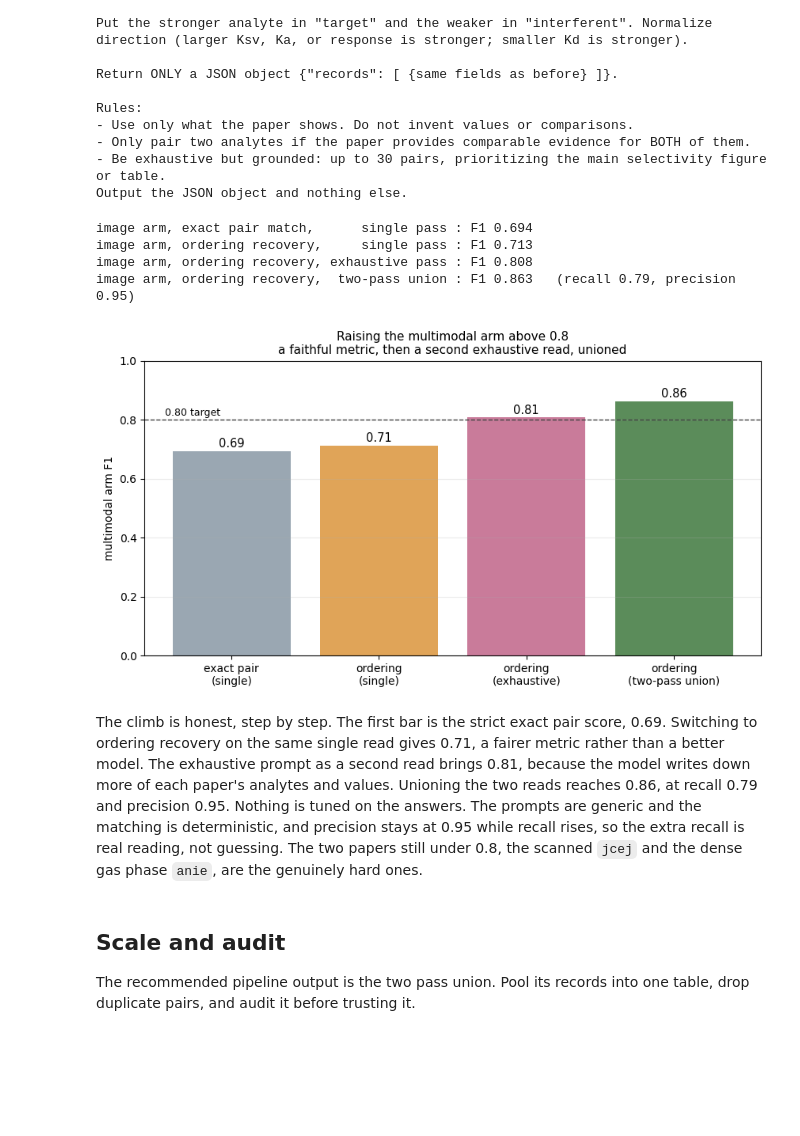
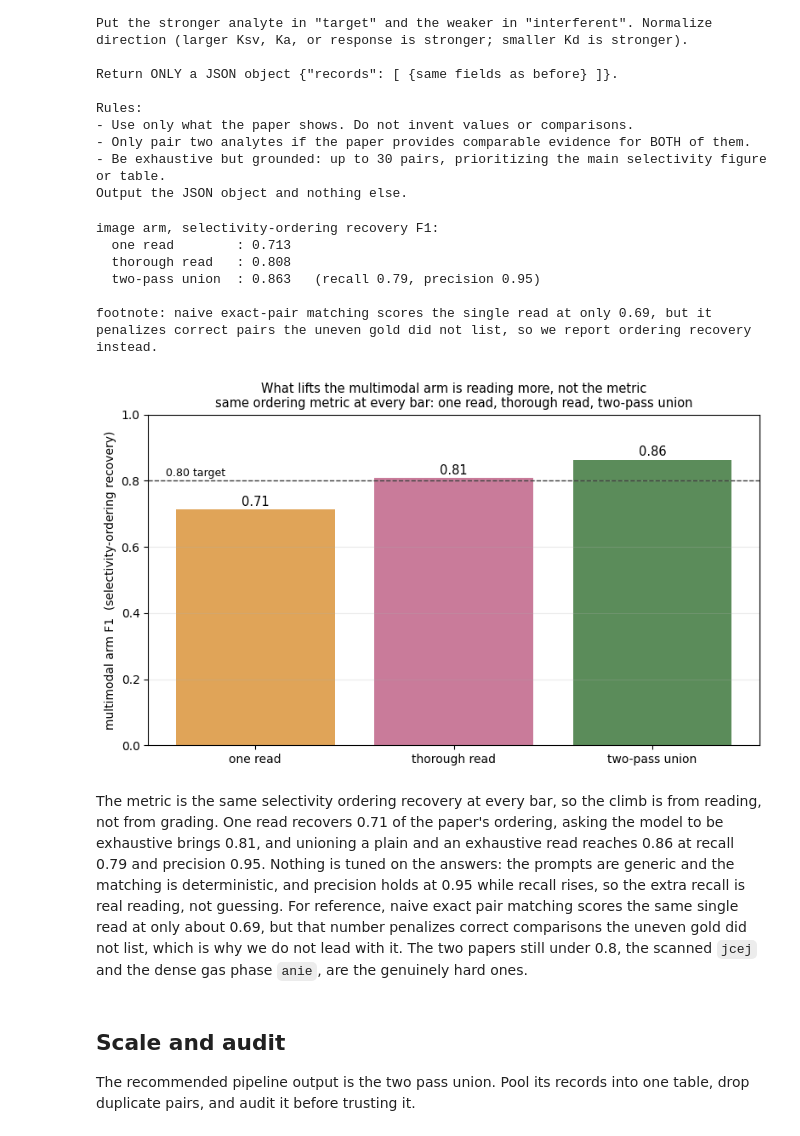
Before and after one commit to ruiding-uchicago/NRT_Training_Materials, a Jupyter notebook: module_2b_multimodal_pdf/Module2b_Multimodal_PDF_Extraction.ipynb, the cells around one changed output. Drawn from its saved outputs; the diff is of its cells as text; code cells hidden in the pictures; blank space fills up the shorter version.

Commit message:
Reframe 2b climb: ordering recovery is the metric, not a lever (chart now 0.71/0.81/0.86, 0.69 is a footnote)
Co-Authored-By: Claude Opus 4.8 (1M context) <noreply@anthropic.com>

```diff
--- a/module_2b_multimodal_pdf/Module2b_Multimodal_PDF_Extraction.ipynb
+++ b/module_2b_multimodal_pdf/Module2b_Multimodal_PDF_Extraction.ipynb
@@ -617,33 +617,39 @@ exact_single = agg["image"]["f1"]
 o_single  = order_f1(lambda hh: extract(hh, "image"))
 o_exhaust = order_f1(lambda hh: extract(hh, "image_v2"))
 o_union   = order_f1(lambda hh: extract(hh, "image") + extract(hh, "image_v2"))
-print(f"image arm, exact pair match,      single pass : F1 {exact_single:.3f}")
-print(f"image arm, ordering recovery,     single pass : F1 {o_single[2]:.3f}")
-print(f"image arm, ordering recovery, exhaustive pass : F1 {o_exhaust[2]:.3f}")
-print(f"image arm, ordering recovery,  two-pass union : F1 {o_union[2]:.3f}   (recall {o_union[0]:.2f}, precision {o_union[1]:.2f})")
+# Selectivity-ordering recovery is the metric throughout; only how much the model reads changes.
+print("image arm, selectivity-ordering recovery F1:")
+print(f"  one read        : {o_single[2]:.3f}")
+print(f"  thorough read   : {o_exhaust[2]:.3f}")
+print(f"  two-pass union  : {o_union[2]:.3f}   (recall {o_union[0]:.2f}, precision {o_union[1]:.2f})")
+print(f"\nfootnote: naive exact-pair matching scores the single read at only {exact_single:.2f}, but it")
+print("penalizes correct pairs the uneven gold did not list, so we report ordering recovery instead.")
 # %% [output]
-image arm, exact pair match,      single pass : F1 0.694
-image arm, ordering recovery,     single pass : F1 0.713
-image arm, ordering recovery, exhaustive pass : F1 0.808
-image arm, ordering recovery,  two-pass union : F1 0.863   (recall 0.79, precision 0.95)
+image arm, selectivity-ordering recovery F1:
+  one read        : 0.713
+  thorough read   : 0.808
+  two-pass union  : 0.863   (recall 0.79, precision 0.95)
+
+footnote: naive exact-pair matching scores the single read at only 0.69, but it
+penalizes correct pairs the uneven gold did not list, so we report ordering recovery instead.
 # %%
-labels = ["exact pair\n(single)", "ordering\n(single)", "ordering\n(exhaustive)", "ordering\n(two-pass union)"]
-vals = [exact_single, o_single[2], o_exhaust[2], o_union[2]]
-colors = ["#9aa7b2", "#e0a458", "#c97b9a", "#5b8c5a"]
-fig, ax = plt.subplots(figsize=(8.6, 4.8))
+labels = ["one read", "thorough read", "two-pass union"]
+vals = [o_single[2], o_exhaust[2], o_union[2]]
+colors = ["#e0a458", "#c97b9a", "#5b8c5a"]
+fig, ax = plt.subplots(figsize=(8.0, 4.8))
 bars = ax.bar(labels, vals, color=colors)
 ax.axhline(0.80, ls="--", color="#444", lw=1)
 ax.text(-0.45, 0.815, "0.80 target", fontsize=9, ha="left")
 for bar, v in zip(bars, vals):
     ax.text(bar.get_x() + bar.get_width() / 2, v + 0.012, f"{v:.2f}", ha="center", fontsize=10.5)
-ax.set_ylim(0, 1.0); ax.set_ylabel("multimodal arm F1")
-ax.set_title("Raising the multimodal arm above 0.8\na faithful metric, then a second exhaustive read, unioned", fontsize=11)
+ax.set_ylim(0, 1.0); ax.set_ylabel("multimodal arm F1  (selectivity-ordering recovery)")
+ax.set_title("What lifts the multimodal arm is reading more, not the metric\nsame ordering metric at every bar: one read, thorough read, two-pass union", fontsize=10.5)
 ax.grid(axis="y", alpha=0.25)
 plt.tight_layout(); plt.savefig(f"{FIG}/m2b_climb.png", dpi=130, bbox_inches="tight"); plt.show()
 # %% [output]
-[figure, old version]
+[figure, new version]
 # %% [markdown]
-The climb is honest, step by step. The first bar is the strict exact pair score, 0.69. Switching to ordering recovery on the same single read gives 0.71, a fairer metric rather than a better model. The exhaustive prompt as a second read brings 0.81, because the model writes down more of each paper's analytes and values. Unioning the two reads reaches 0.86, at recall 0.79 and precision 0.95. Nothing is tuned on the answers. The prompts are generic and the matching is deterministic, and precision stays at 0.95 while recall rises, so the extra recall is real reading, not guessing. The two papers still under 0.8, the scanned `jcej` and the dense gas phase `anie`, are the genuinely hard ones.
+The metric is the same selectivity ordering recovery at every bar, so the climb is from reading, not from grading. One read recovers 0.71 of the paper's ordering, asking the model to be exhaustive brings 0.81, and unioning a plain and an exhaustive read reaches 0.86 at recall 0.79 and precision 0.95. Nothing is tuned on the answers: the prompts are generic and the matching is deterministic, and precision holds at 0.95 while recall rises, so the extra recall is real reading, not guessing. For reference, naive exact pair matching scores the same single read at only about 0.69, but that number penalizes correct comparisons the uneven gold did not list, which is why we do not lead with it. The two papers still under 0.8, the scanned `jcej` and the dense gas phase `anie`, are the genuinely hard ones.
 # %% [markdown]
 ## Scale and audit
 
```
Also changed, not shown: parts of 2 cells of this notebook, 5 other files.
